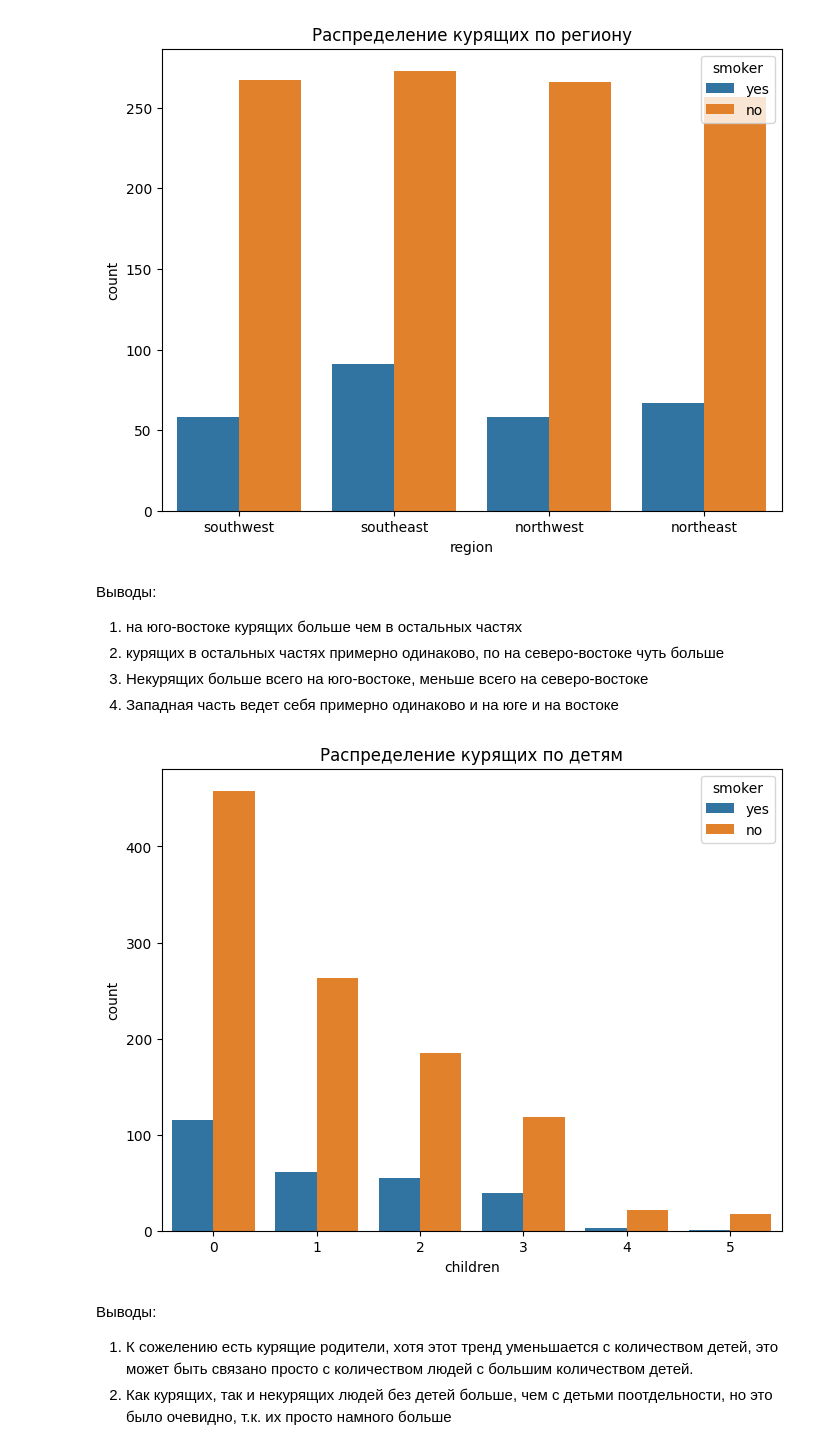
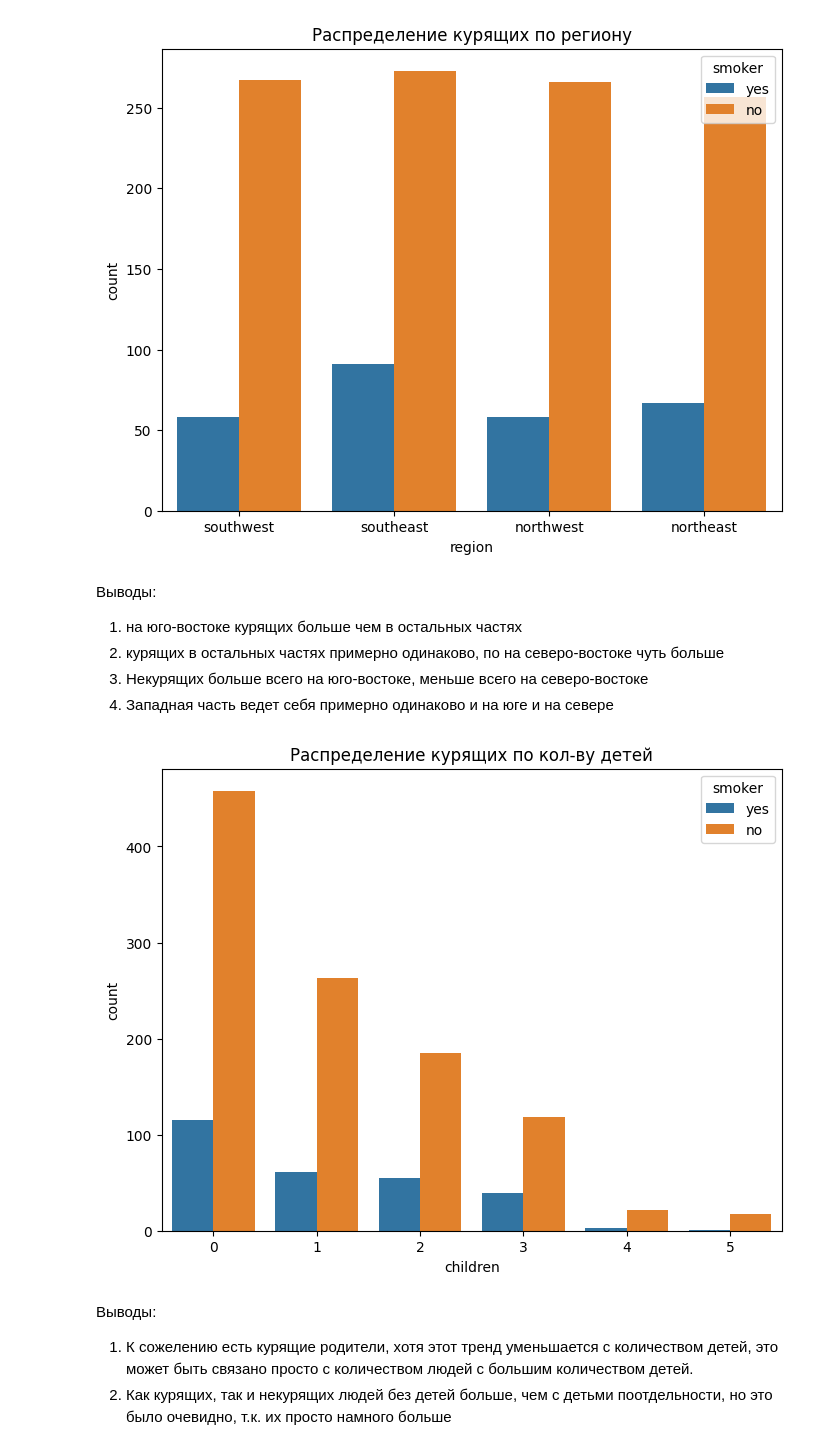
Before and after one commit to IslamDyshoko/insurance-price-predictor, a Jupyter notebook: eda.ipynb, the cells around one changed output. Cells and saved outputs as stored; diff of their text form; code cells hidden in the pictures.

```diff
--- a/eda.ipynb
+++ b/eda.ipynb
@@ -161,14 +161,14 @@ plt.show()
 1. на юго-востоке курящих больше чем в остальных частях
 2. курящих в остальных частях примерно одинаково, по на северо-востоке чуть больше
 3. Некурящих больше всего на юго-востоке, меньше всего на северо-востоке
-3. Западная часть ведет себя примерно одинаково и на юге и на востоке
+3. Западная часть ведет себя примерно одинаково и на юге и на севере
 # %%
 plt.figure(figsize=(8,6))
 sns.countplot(data=df,x='children',hue='smoker')
-plt.title('Распределение курящих по детям')
+plt.title('Распределение курящих по кол-ву детей')
 plt.show()
 # %% [output]
-[figure, old version]
+[figure, new version]
 # %% [markdown]
 Выводы:
 1. К сожелению есть курящие родители, хотя этот тренд уменьшается с количеством детей, это может быть связано просто с количеством людей с большим количеством детей.
```
Also changed, not shown: parts of 1 cell of this notebook.
